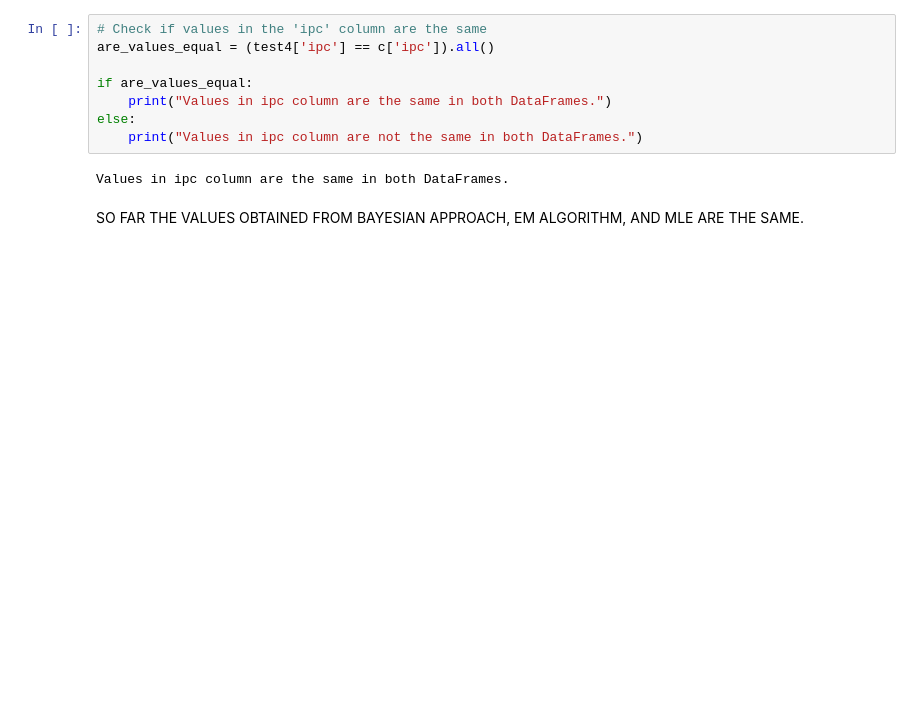
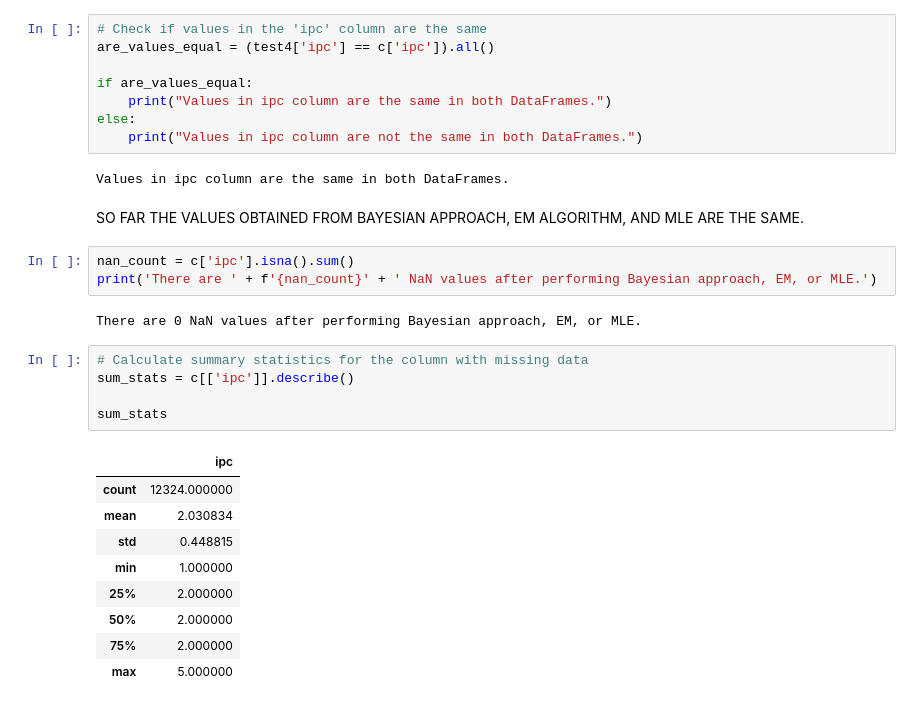
Before and after one commit to jdobladez/JBG060-group9, a Jupyter notebook: type_missing_data.ipynb, the cells around one changed output. Cells and saved outputs as stored; diff of their text form; blank space fills up the shorter version.

Commit message:
added stats after imputing values

```diff
--- a/type_missing_data.ipynb
+++ b/type_missing_data.ipynb
@@ -656,3 +656,23 @@ else:
 Values in ipc column are the same in both DataFrames.
 # %% [markdown]
 SO FAR THE VALUES OBTAINED FROM BAYESIAN APPROACH, EM ALGORITHM, AND MLE ARE THE SAME.
+# %%
+nan_count = c['ipc'].isna().sum()
+print('There are ' + f'{nan_count}' + ' NaN values after performing Bayesian approach, EM, or MLE.')
+# %% [output]
+There are 0 NaN values after performing Bayesian approach, EM, or MLE.
+# %%
+# Calculate summary statistics for the column with missing data
+sum_stats = c[['ipc']].describe()
+
+sum_stats
+# %% [output]
+|  | ipc |
+| count | 12324.000000 |
+| mean | 2.030834 |
+| std | 0.448815 |
+| min | 1.000000 |
+| 25% | 2.000000 |
+| 50% | 2.000000 |
+| 75% | 2.000000 |
+| max | 5.000000 |
```
